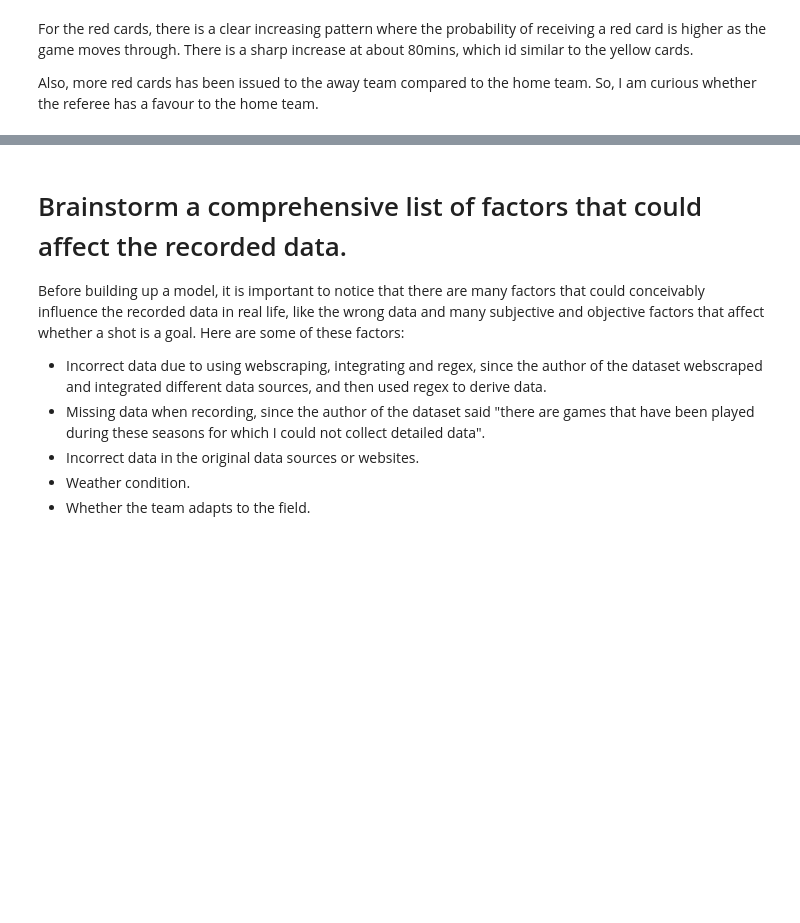
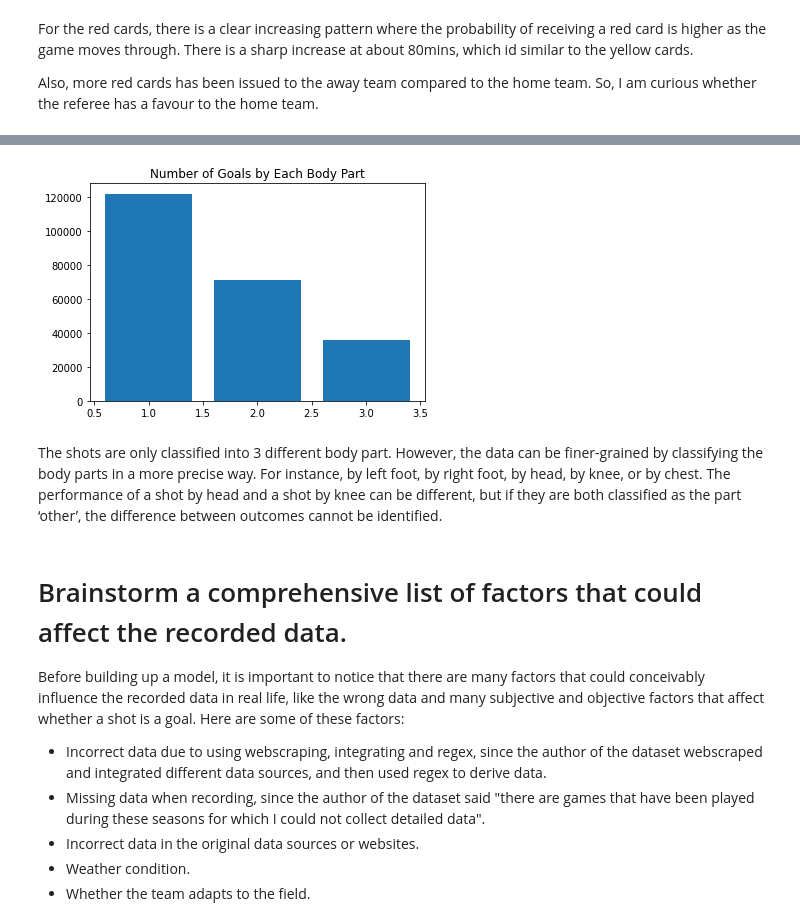
Before and after one commit to yanghai6/GoalRatePrediction, a Jupyter notebook: JSC370_A2_Report.ipynb, the cells around one changed output, grey strips where cells are left out. Cells and saved outputs as stored; diff of their text form; code cells hidden in the pictures; blank space fills up the shorter version.

```diff
--- a/JSC370_A2_Report.ipynb
+++ b/JSC370_A2_Report.ipynb
@@ -153,3 +221,15 @@ Also, more red cards has been issued to the away team compared to the home team.
+# %%
+bodypart = shots[["is_goal","bodypart"]]
+bodypart['bodypart'] = str(bodypart['bodypart'])
+bodypart = shots[["is_goal","bodypart"]].groupby('bodypart').agg('count')
+# %%
+plt.title("Number of Goals by Each Body Part")
+plt.bar(bodypart.index, bodypart['is_goal'])
+plt.show()
+# %% [output]
+[figure, added]
+# %% [markdown]
+The shots are only classified into 3 different body part. However, the data can be finer-grained by classifying the body parts in a more precise way. For instance, by left foot, by right foot, by head, by knee, or by chest. The performance of a shot by head and a shot by knee can be different, but if they are both classified as the part ‘other’, the difference between outcomes cannot be identified.
 # %% [markdown]
 # Brainstorm a comprehensive list of factors that could affect the recorded data.
 
```
Also changed, not shown: parts of 11 cells of this notebook, 2 other files.
